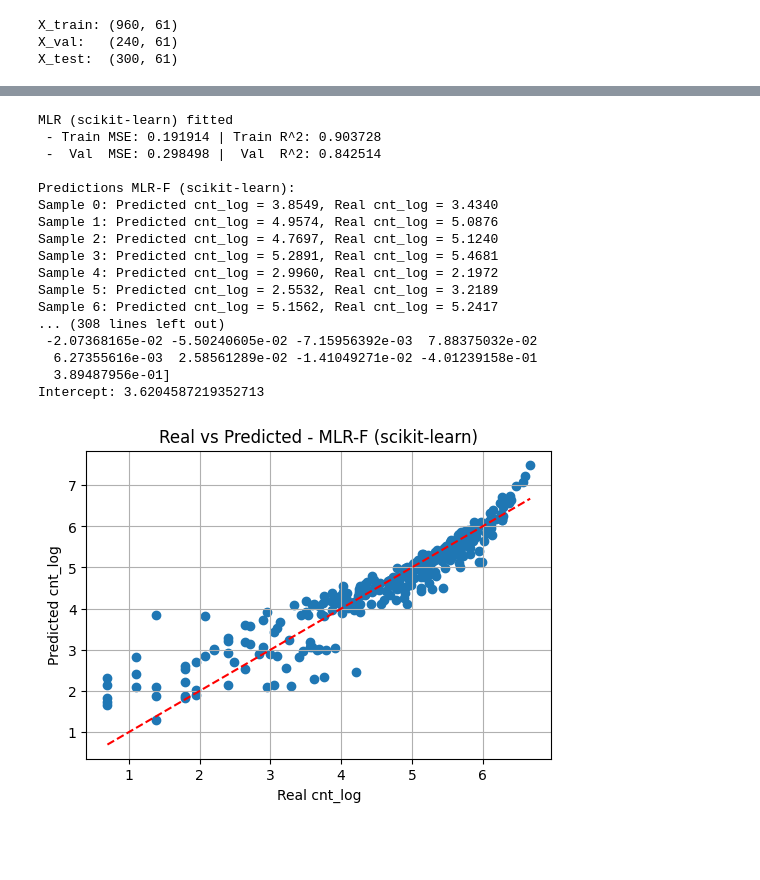
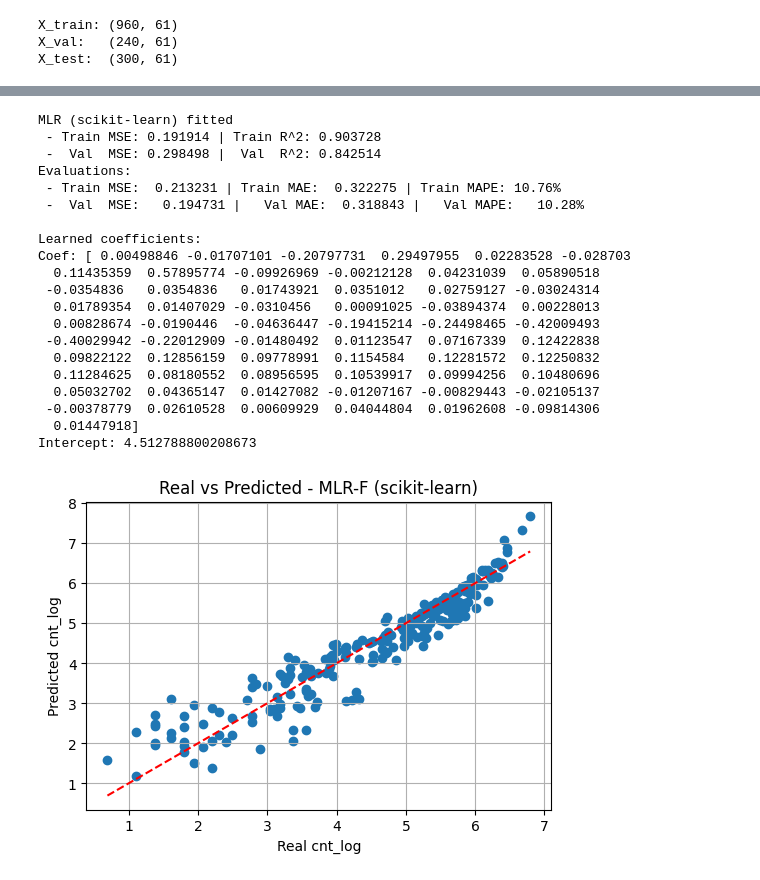
Before and after one commit to MarcoPeretti/nec-activity1, a Jupyter notebook: A1_Test_Implementations.ipynb, the cells around one changed output, grey strips where cells are left out. Drawn from its saved outputs; the diff is of its cells as text; code cells hidden in the pictures; blank space fills up the shorter version.

Commit message:
implemented test MSE, MAE, MAPE, calculating them for test 2 and 3

```diff
--- a/A1_Test_Implementations.ipynb
+++ b/A1_Test_Implementations.ipynb
@@ -192,54 +218,63 @@ Predictions BP-F (PyTorch):
 # %%
 
 # Test 3: Multiple Linear Regression - MLR (scikit-learn)
 
 # Create the regression model with 20% validation
 mlr = MultipleLinearRegressionSK(val_split=0.2, scale=False)
 
 # Train the model
-mlr.fit(X_train.values, y_train.values)
+mlr.fit(X_train_scaled, y_train)
+
+# Test for MSE, MAE, MAPE
+y_train_pred = mlr.predict(X_train_scaled)
+y_val_pred   = mlr.predict(X_val_scaled)
+
+evaluate_regression_preds(y_train, y_train_pred, y_val, y_val_pred)
 
 # Predictions
-y_pred = mlr.predict(X_test.values)
+# y_pred = mlr.predict(X_val_scaled)
 
-print("\nPredictions MLR-F (scikit-learn):")
-for i, (inp, pred, real) in enumerate(zip(X_test.values, y_pred, y_test.values)):
-    print(f"Sample {i}: Predicted cnt_log = {pred:.4f}, Real cnt_log = {real:.4f}")
+#print("\nPredictions MLR-F (scikit-learn):")
+#for i, (inp, pred, real) in enumerate(zip(X_test.values, y_pred, y_test.values)):
+#    print(f"Sample {i}: Predicted cnt_log = {pred:.4f}, Real cnt_log = {real:.4f}")
 
 # Print learned coefficients
 print("\nLearned coefficients:")
 print("Coef:", mlr.coef_)
 print("Intercept:", mlr.intercept_)
 
 # Plot real vs predicted
 plt.figure(figsize=(6, 4))
-plt.scatter(y_test, y_pred)
-plt.plot([y_test.min(), y_test.max()],
-         [y_test.min(), y_test.max()], "r--")
+plt.scatter(y_val, y_val_pred)
+plt.plot([y_val.min(), y_val.max()],
+         [y_val.min(), y_val.max()], "r--")
 plt.title("Real vs Predicted - MLR-F (scikit-learn)")
 plt.xlabel("Real cnt_log")
 plt.ylabel("Predicted cnt_log")
 plt.grid(True)
 plt.show()
 # %% [output]
 MLR (scikit-learn) fitted
  - Train MSE: 0.191914 | Train R^2: 0.903728
  -  Val  MSE: 0.298498 |  Val  R^2: 0.842514
+Evaluations:
+ - Train MSE:  0.213231 | Train MAE:  0.322275 | Train MAPE: 10.76%
+ -  Val  MSE:   0.194731 |   Val MAE:  0.318843 |   Val MAPE:   10.28%
 
-Predictions MLR-F (scikit-learn):
-Sample 0: Predicted cnt_log = 3.8549, Real cnt_log = 3.4340
-Sample 1: Predicted cnt_log = 4.9574, Real cnt_log = 5.0876
-Sample 2: Predicted cnt_log = 4.7697, Real cnt_log = 5.1240
-Sample 3: Predicted cnt_log = 5.2891, Real cnt_log = 5.4681
-Sample 4: Predicted cnt_log = 2.9960, Real cnt_log = 2.1972
-Sample 5: Predicted cnt_log = 2.5532, Real cnt_log = 3.2189
-Sample 6: Predicted cnt_log = 5.1562, Real cnt_log = 5.2417
-... (308 lines left out)
- -2.07368165e-02 -5.50240605e-02 -7.15956392e-03  7.88375032e-02
-  6.27355616e-03  2.58561289e-02 -1.41049271e-02 -4.01239158e-01
-  3.89487956e-01]
-Intercept: 3.6204587219352713
+Learned coefficients:
+Coef: [ 0.00498846 -0.01707101 -0.20797731  0.29497955  0.02283528 -0.028703
+  0.11435359  0.57895774 -0.09926969 -0.00212128  0.04231039  0.05890518
+ -0.0354836   0.0354836   0.01743921  0.0351012   0.02759127 -0.03024314
+  0.01789354  0.01407029 -0.0310456   0.00091025 -0.03894374  0.00228013
+  0.00828674 -0.0190446  -0.04636447 -0.19415214 -0.24498465 -0.42009493
+ -0.40029942 -0.22012909 -0.01480492  0.01123547  0.07167339  0.12422838
+  0.09822122  0.12856159  0.09778991  0.1154584   0.12281572  0.12250832
+  0.11284625  0.08180552  0.08956595  0.10539917  0.09994256  0.10480696
+  0.05032702  0.04365147  0.01427082 -0.01207167 -0.00829443 -0.02105137
+ -0.00378779  0.02610528  0.00609929  0.04044804  0.01962608 -0.09814306
+  0.01447918]
+Intercept: 4.512788800208673
-[figure, old version]
+[figure, new version]
 # %%
 
 # Ccomparison between BP from Scratch and BP Pytorch
```
Also changed, not shown: parts of 5 cells of this notebook.
